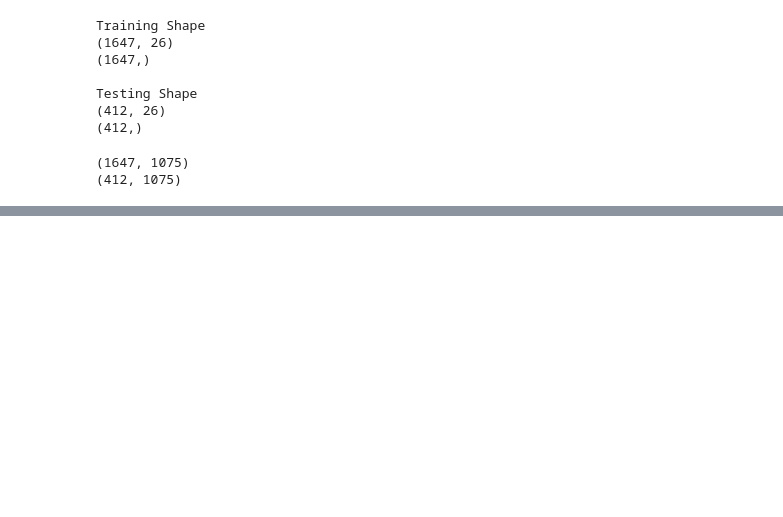
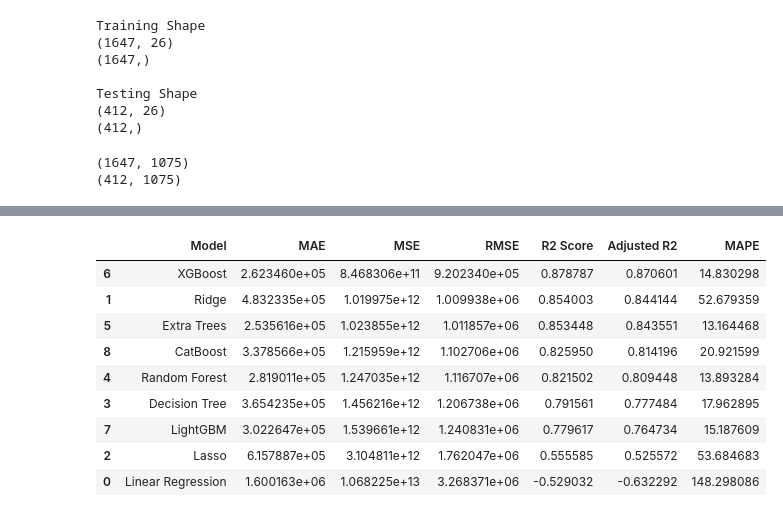
Before and after one commit to dhriti-gupta-06/AI-Vehicle-Valuation-Platform, a Jupyter notebook: notebook.ipynb, the cells around one changed output, grey strips where cells are left out. Saved outputs shown, nothing was run; the diff lists cells and outputs as text; code cells hidden in the pictures; blank space fills up the shorter version.

```diff
--- a/notebook.ipynb
+++ b/notebook.ipynb
@@ -583,0 +576,17 @@ print(X_test_processed.shape)
+# %%
+models = {"Linear Regression": LinearRegression(),
+          "Ridge": Ridge(alpha=1.0),
+          "Lasso": Lasso(alpha=0.001),
+          "Decision Tree": DecisionTreeRegressor(random_state=42),
+          "Random Forest": RandomForestRegressor(n_estimators=200,random_state=42),
+          "Extra Trees": ExtraTreesRegressor(n_estimators=200,random_state=42),
+          "XGBoost": XGBRegressor(n_estimators=200,learning_rate=0.05,max_depth=6,random_state=42),
+          "LightGBM": LGBMRegressor(n_estimators=200,learning_rate=0.05,random_state=42),
+          "CatBoost": CatBoostRegressor(iterations=200,learning_rate=0.05,verbose=0,random_state=42)}
+# %%
+trained_models = {}
+for name, model in models.items():
+    pipeline = Pipeline([("preprocessor", preprocessor),("model", model)])
+    pipeline.fit(X_train, y_train)
+    trained_models[name] = pipeline
+    print(f"{name} trained successfully")
@@ -583,0 +612,28 @@ print(X_test_processed.shape)
+# %%
+results = []
+n = X_test.shape[0]   # number of rows
+for name, model in trained_models.items():
+    y_pred = model.predict(X_test)
+    mae = mean_absolute_error(y_test, y_pred)
+    mse = mean_squared_error(y_test, y_pred)
+    rmse = np.sqrt(mse)
+    r2 = r2_score(y_test, y_pred)
+    p = X.shape[1]  #no of features
+    adjusted_r2 = 1 - ((1 - r2) * (n - 1) / (n - p - 1))
+    mape = np.mean(np.abs((y_test - y_pred) / y_test)) * 100
+    results.append([name,mae,mse,rmse,r2,adjusted_r2,mape])
+# %%
+results_df = pd.DataFrame(results,columns=["Model","MAE","MSE","RMSE","R2 Score","Adjusted R2","MAPE"])
+results_df = results_df.sort_values(by="R2 Score",ascending=False)
+results_df
+# %% [output]
+|  | Model | MAE | MSE | RMSE | R2 Score | Adjusted R2 | MAPE |
+| 6 | XGBoost | 2.623460e+05 | 8.468306e+11 | 9.202340e+05 | 0.878787 | 0.870601 | 14.830298 |
+| 1 | Ridge | 4.832335e+05 | 1.019975e+12 | 1.009938e+06 | 0.854003 | 0.844144 | 52.679359 |
+| 5 | Extra Trees | 2.535616e+05 | 1.023855e+12 | 1.011857e+06 | 0.853448 | 0.843551 | 13.164468 |
+| 8 | CatBoost | 3.378566e+05 | 1.215959e+12 | 1.102706e+06 | 0.825950 | 0.814196 | 20.921599 |
+| 4 | Random Forest | 2.819011e+05 | 1.247035e+12 | 1.116707e+06 | 0.821502 | 0.809448 | 13.893284 |
+| 3 | Decision Tree | 3.654235e+05 | 1.456216e+12 | 1.206738e+06 | 0.791561 | 0.777484 | 17.962895 |
+| 7 | LightGBM | 3.022647e+05 | 1.539661e+12 | 1.240831e+06 | 0.779617 | 0.764734 | 15.187609 |
+| 2 | Lasso | 6.157887e+05 | 3.104811e+12 | 1.762047e+06 | 0.555585 | 0.525572 | 53.684683 |
+| 0 | Linear Regression | 1.600163e+06 | 1.068225e+13 | 3.268371e+06 | -0.529032 | -0.632292 | 148.298086 |
```
Also changed, not shown: parts of 26 cells of this notebook, 5 other files.
